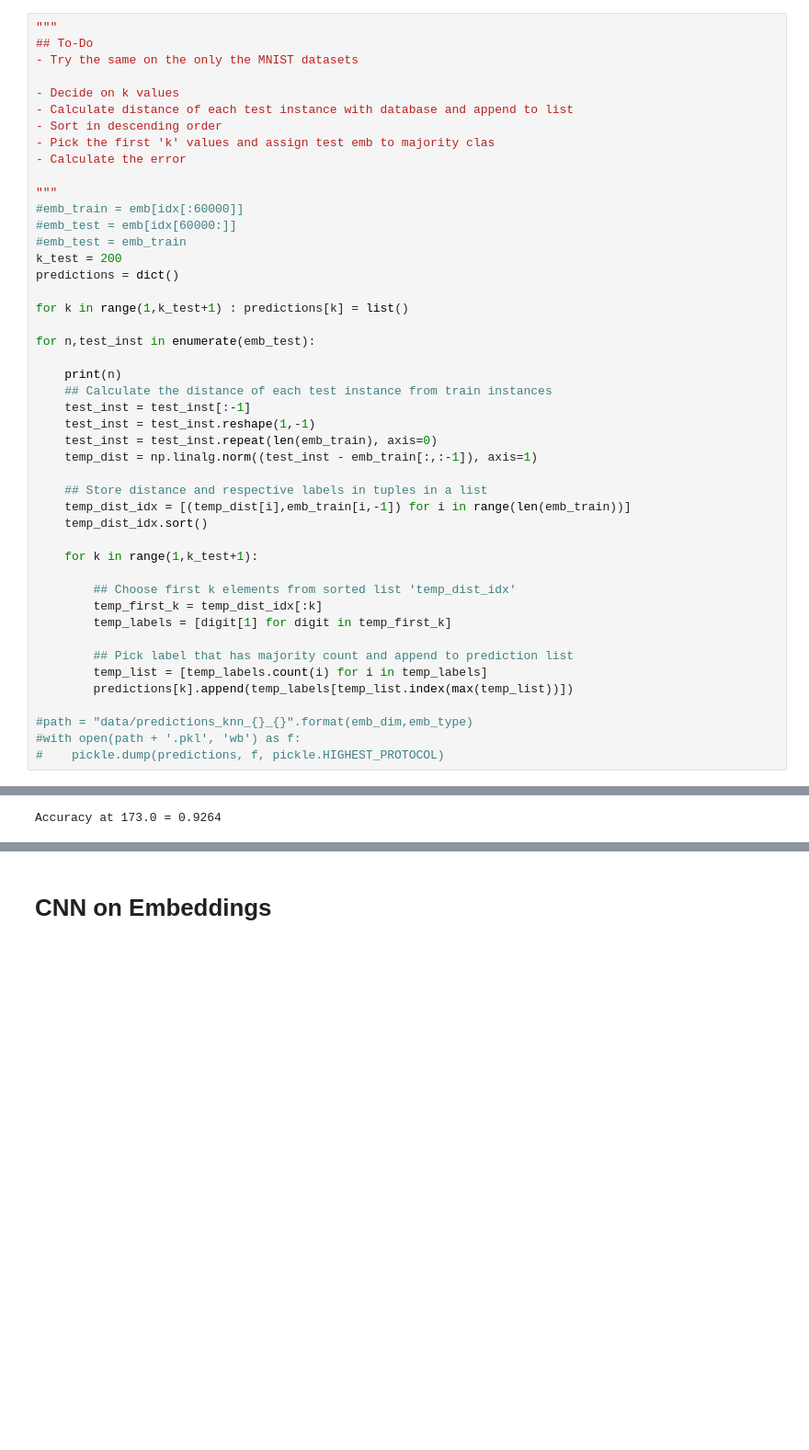
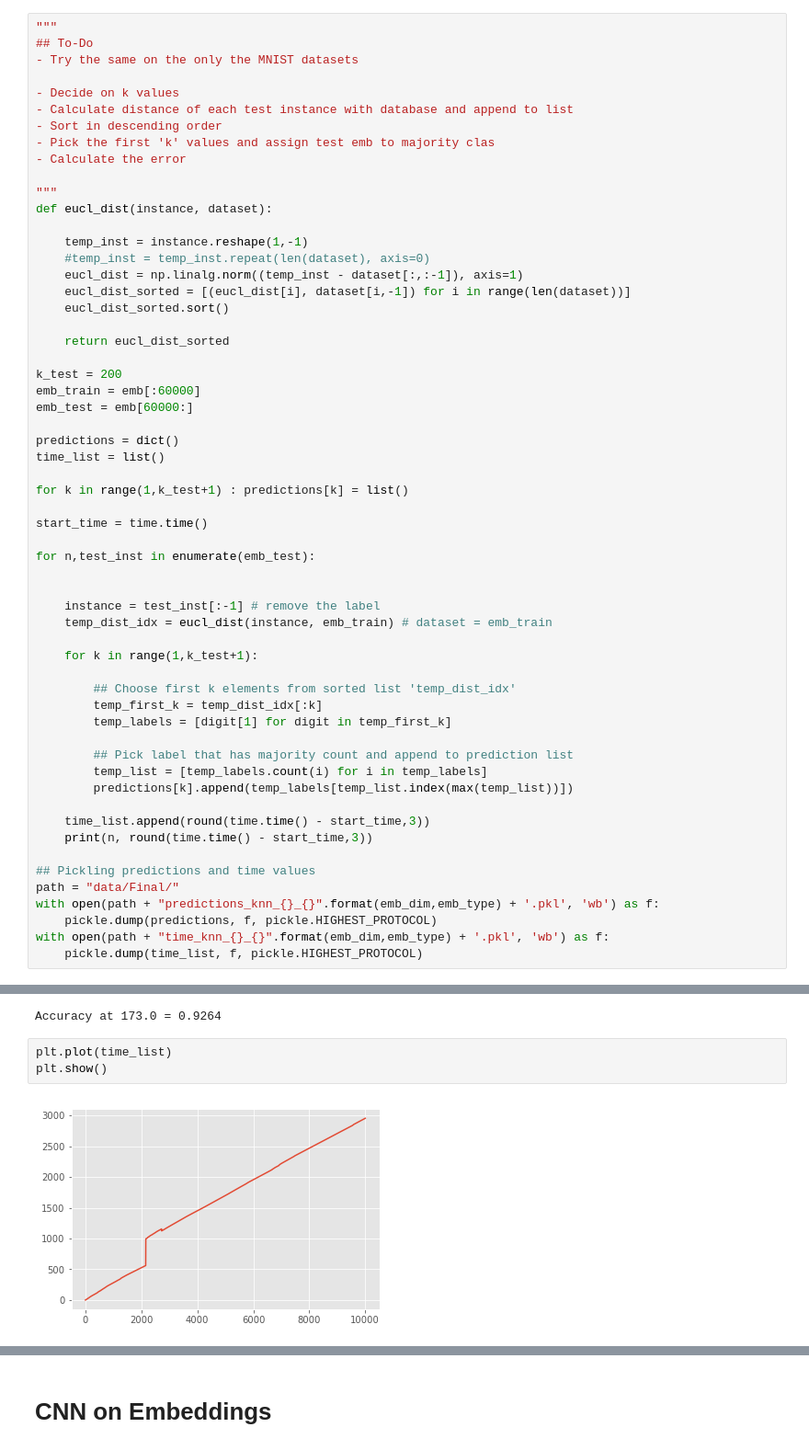
Before and after one commit to ajoseph12/MLDM_Project, a Jupyter notebook: Numerical_Method/Numerical Methods.ipynb, the cells around one changed output, grey strips where cells are left out. Shown at 92% size. Drawn from its saved outputs; the diff is of its cells as text; blank space fills up the shorter version.

```diff
--- a/Numerical_Method/Numerical Methods.ipynb
+++ b/Numerical_Method/Numerical Methods.ipynb
@@ -65,26 +44,32 @@ emb_test = emb[60000:]
 - Calculate the error
 
 """
-#emb_train = emb[idx[:60000]]
-#emb_test = emb[idx[60000:]]
-#emb_test = emb_train
+def eucl_dist(instance, dataset):
+
+    temp_inst = instance.reshape(1,-1)
+    #temp_inst = temp_inst.repeat(len(dataset), axis=0)
+    eucl_dist = np.linalg.norm((temp_inst - dataset[:,:-1]), axis=1)
+    eucl_dist_sorted = [(eucl_dist[i], dataset[i,-1]) for i in range(len(dataset))]
+    eucl_dist_sorted.sort()
+
+    return eucl_dist_sorted
+
 k_test = 200
+emb_train = emb[:60000]
+emb_test = emb[60000:]
+
 predictions = dict()
+time_list = list()
 
 for k in range(1,k_test+1) : predictions[k] = list()
 
+start_time = time.time()
+
 for n,test_inst in enumerate(emb_test):
 
-    print(n)
-    ## Calculate the distance of each test instance from train instances
-    test_inst = test_inst[:-1]
-    test_inst = test_inst.reshape(1,-1)
-    test_inst = test_inst.repeat(len(emb_train), axis=0)
-    temp_dist = np.linalg.norm((test_inst - emb_train[:,:-1]), axis=1)
 
-    ## Store distance and respective labels in tuples in a list
-    temp_dist_idx = [(temp_dist[i],emb_train[i,-1]) for i in range(len(emb_train))]
-    temp_dist_idx.sort()
+    instance = test_inst[:-1] # remove the label
+    temp_dist_idx = eucl_dist(instance, emb_train) # dataset = emb_train
 
     for k in range(1,k_test+1):
 
@@ -96,7 +81,13 @@ for n,test_inst in enumerate(emb_test):
         temp_list = [temp_labels.count(i) for i in temp_labels]
         predictions[k].append(temp_labels[temp_list.index(max(temp_list))])
 
-#path = "data/predictions_knn_{}_{}".format(emb_dim,emb_type)
-#with open(path + '.pkl', 'wb') as f:
-#    pickle.dump(predictions, f, pickle.HIGHEST_PROTOCOL)
+    time_list.append(round(time.time() - start_time,3))
+    print(n, round(time.time() - start_time,3))
+
+## Pickling predictions and time values
+path = "data/Final/"
+with open(path + "predictions_knn_{}_{}".format(emb_dim,emb_type) + '.pkl', 'wb') as f:
+    pickle.dump(predictions, f, pickle.HIGHEST_PROTOCOL)
+with open(path + "time_knn_{}_{}".format(emb_dim,emb_type) + '.pkl', 'wb') as f:
+    pickle.dump(time_list, f, pickle.HIGHEST_PROTOCOL)
 # %% [output]
@@ -142,3 +133,8 @@ idx = round(np.sqrt(60000/2)) # for k = sqrt(n/2)
 print("Accuracy at {} = {}".format(idx, accuracy[int(idx-1)][0]))
 # %% [output]
 Accuracy at 173.0 = 0.9264
+# %%
+plt.plot(time_list)
+plt.show()
+# %% [output]
+[figure, added]
```
Also changed, not shown: parts of 23 cells of this notebook, 8 other files.
